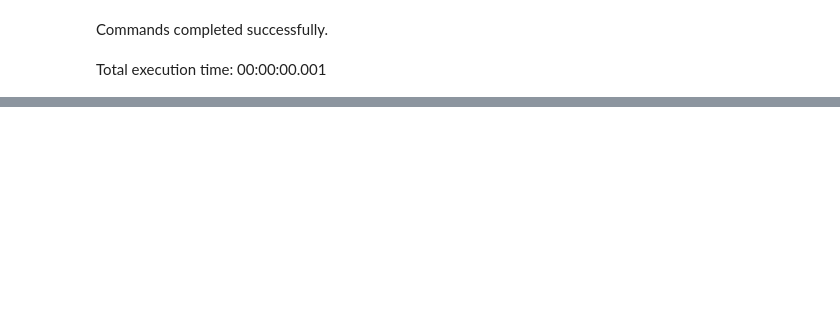
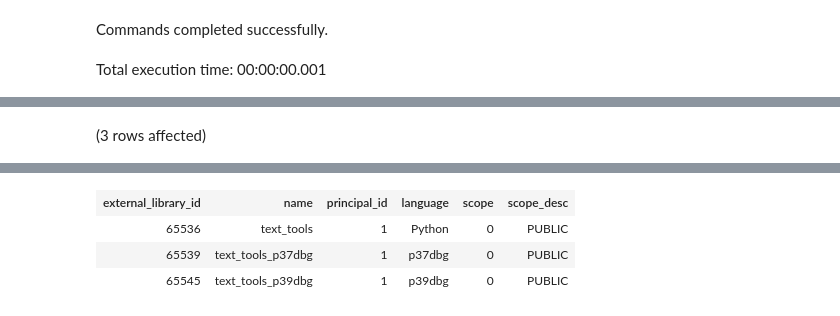
Before and after one commit to nielsberglund/nielsblogsource, a Jupyter notebook: _code/pythonhome/sql/ext-lib.ipynb, the cells around one changed output, grey strips where cells are left out. Cells and saved outputs as stored; diff of their text form; code cells hidden in the pictures; blank space fills up the shorter version.

```diff
--- a/_code/pythonhome/sql/ext-lib.ipynb
+++ b/_code/pythonhome/sql/ext-lib.ipynb
@@ -53,0 +225,4 @@ Total execution time: 00:00:00.001
+# %%
+SELECT * FROM sys.external_libraries
+# %% [output]
+(3 rows affected)
@@ -53,0 +230,4 @@ Total execution time: 00:00:00.001
+| external_library_id | name | principal_id | language | scope | scope_desc |
+| 65536 | text_tools | 1 | Python | 0 | PUBLIC |
+| 65539 | text_tools_p37dbg | 1 | p37dbg | 0 | PUBLIC |
+| 65545 | text_tools_p39dbg | 1 | p39dbg | 0 | PUBLIC |
```
Also changed, not shown: parts of 26 cells of this notebook, 8 other files.
